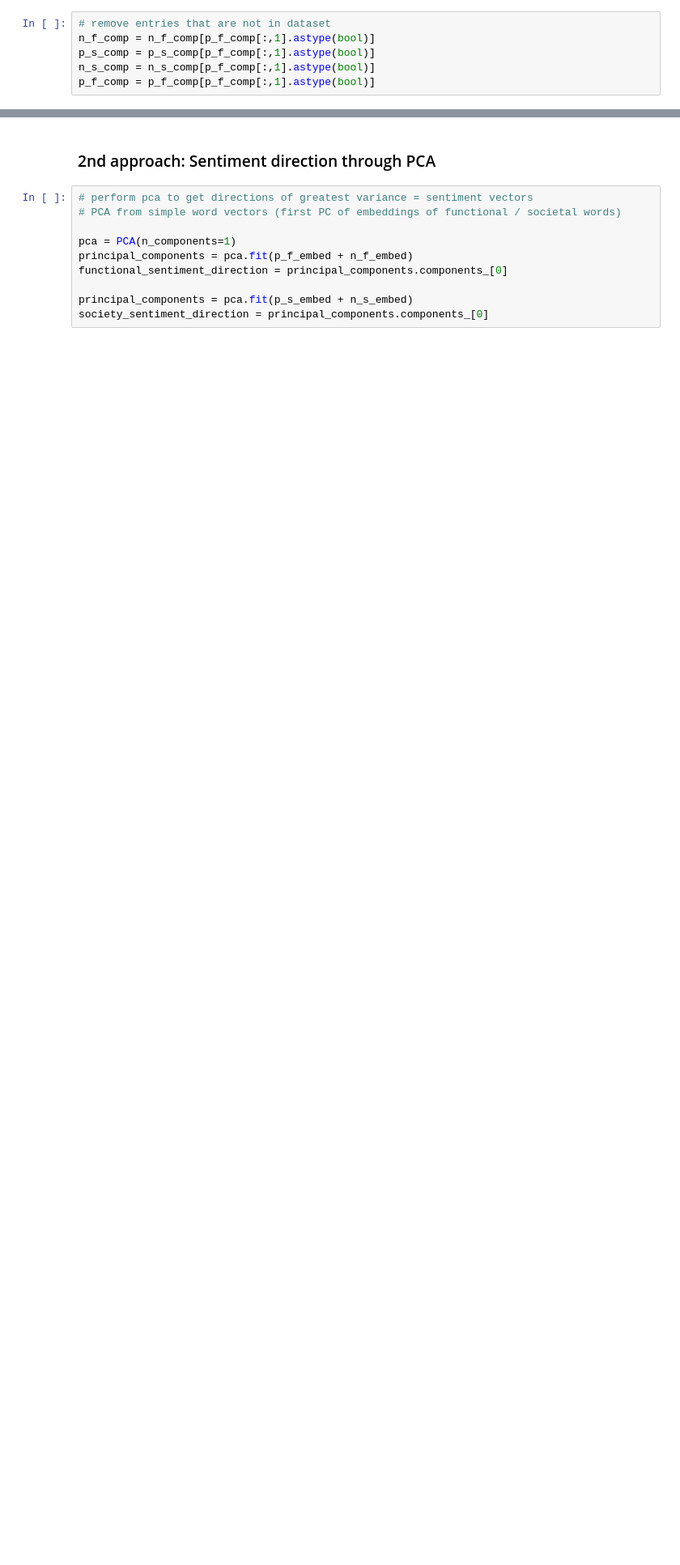
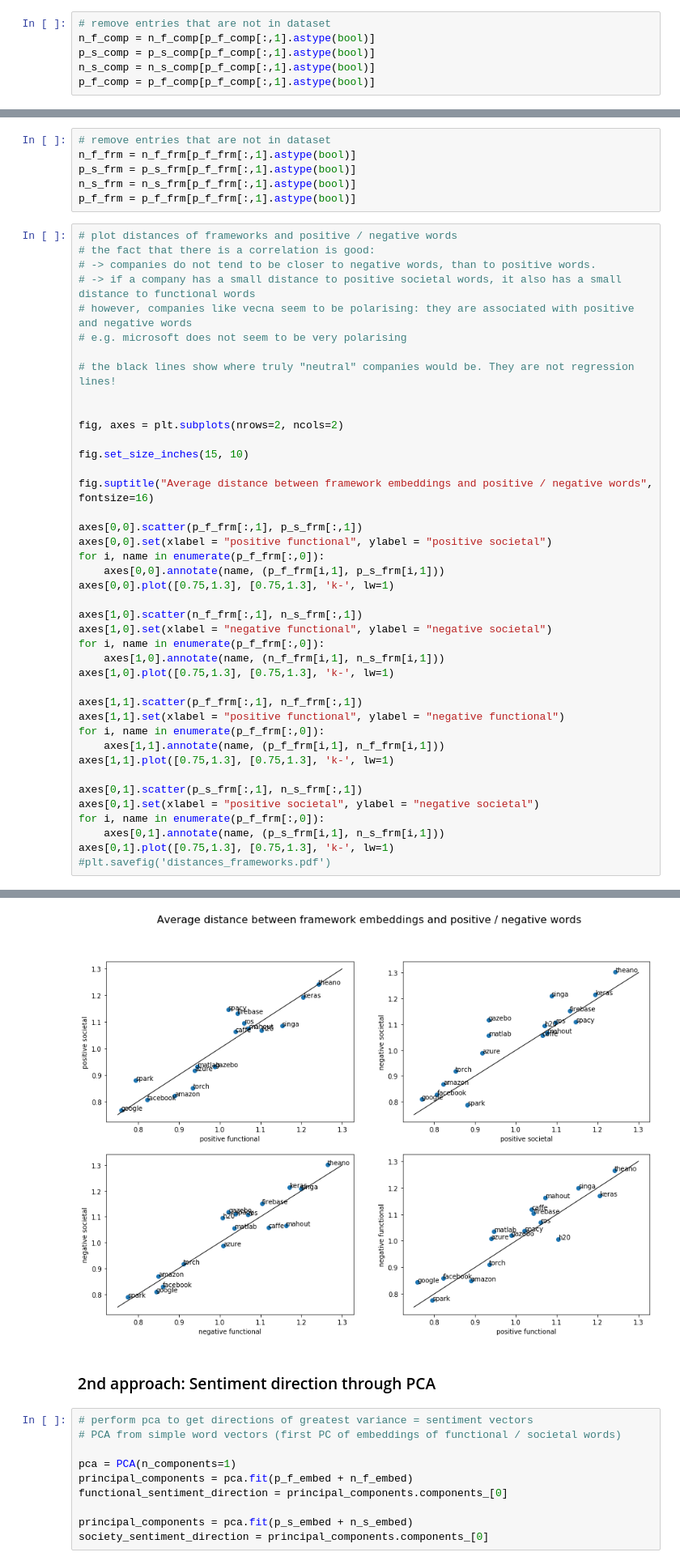
Before and after one commit to flono/BiasInWordEmbeddings, a Jupyter notebook: WordEmbeddings.ipynb, the cells around one changed output, grey strips where cells are left out. Shown at 81% size. Saved outputs shown, nothing was run; the diff lists cells and outputs as text; blank space fills up the shorter version.

Commit message:
frameworks distances plot

```diff
--- a/WordEmbeddings.ipynb
+++ b/WordEmbeddings.ipynb
@@ -299,0 +310,48 @@ axes[0,1].plot([0.75,1.1], [0.75,1.1], 'k-', lw=1)
+# %%
+# remove entries that are not in dataset
+n_f_frm = n_f_frm[p_f_frm[:,1].astype(bool)]
+p_s_frm = p_s_frm[p_f_frm[:,1].astype(bool)]
+n_s_frm = n_s_frm[p_f_frm[:,1].astype(bool)]
+p_f_frm = p_f_frm[p_f_frm[:,1].astype(bool)]
+# %%
+# plot distances of frameworks and positive / negative words
+# the fact that there is a correlation is good:
+# -> companies do not tend to be closer to negative words, than to positive words.
+# -> if a company has a small distance to positive societal words, it also has a small distance to functional words
+# however, companies like vecna seem to be polarising: they are associated with positive and negative words
+# e.g. microsoft does not seem to be very polarising
+
+# the black lines show where truly "neutral" companies would be. They are not regression lines!
+
+
+fig, axes = plt.subplots(nrows=2, ncols=2)
+
+fig.set_size_inches(15, 10)
+
+fig.suptitle("Average distance between framework embeddings and positive / negative words", fontsize=16)
+
+axes[0,0].scatter(p_f_frm[:,1], p_s_frm[:,1])
+axes[0,0].set(xlabel = "positive functional", ylabel = "positive societal")
+for i, name in enumerate(p_f_frm[:,0]):
+    axes[0,0].annotate(name, (p_f_frm[i,1], p_s_frm[i,1]))
+axes[0,0].plot([0.75,1.3], [0.75,1.3], 'k-', lw=1)
+
+axes[1,0].scatter(n_f_frm[:,1], n_s_frm[:,1])
+axes[1,0].set(xlabel = "negative functional", ylabel = "negative societal")
+for i, name in enumerate(p_f_frm[:,0]):
+    axes[1,0].annotate(name, (n_f_frm[i,1], n_s_frm[i,1]))
+axes[1,0].plot([0.75,1.3], [0.75,1.3], 'k-', lw=1)
+
+axes[1,1].scatter(p_f_frm[:,1], n_f_frm[:,1])
+axes[1,1].set(xlabel = "positive functional", ylabel = "negative functional")
+for i, name in enumerate(p_f_frm[:,0]):
+    axes[1,1].annotate(name, (p_f_frm[i,1], n_f_frm[i,1]))
+axes[1,1].plot([0.75,1.3], [0.75,1.3], 'k-', lw=1)
+
+axes[0,1].scatter(p_s_frm[:,1], n_s_frm[:,1])
+axes[0,1].set(xlabel = "positive societal", ylabel = "negative societal")
+for i, name in enumerate(p_f_frm[:,0]):
+    axes[0,1].annotate(name, (p_s_frm[i,1], n_s_frm[i,1]))
+axes[0,1].plot([0.75,1.3], [0.75,1.3], 'k-', lw=1)
+#plt.savefig('distances_frameworks.pdf')
+# %% [output]
@@ -300,3 +359,4 @@ axes[0,1].plot([0.75,1.1], [0.75,1.1], 'k-', lw=1)
+[figure, added]
 # %% [markdown]
 ### 2nd approach: Sentiment direction through PCA
 # %%
```
Also changed, not shown: parts of 6 cells of this notebook.
